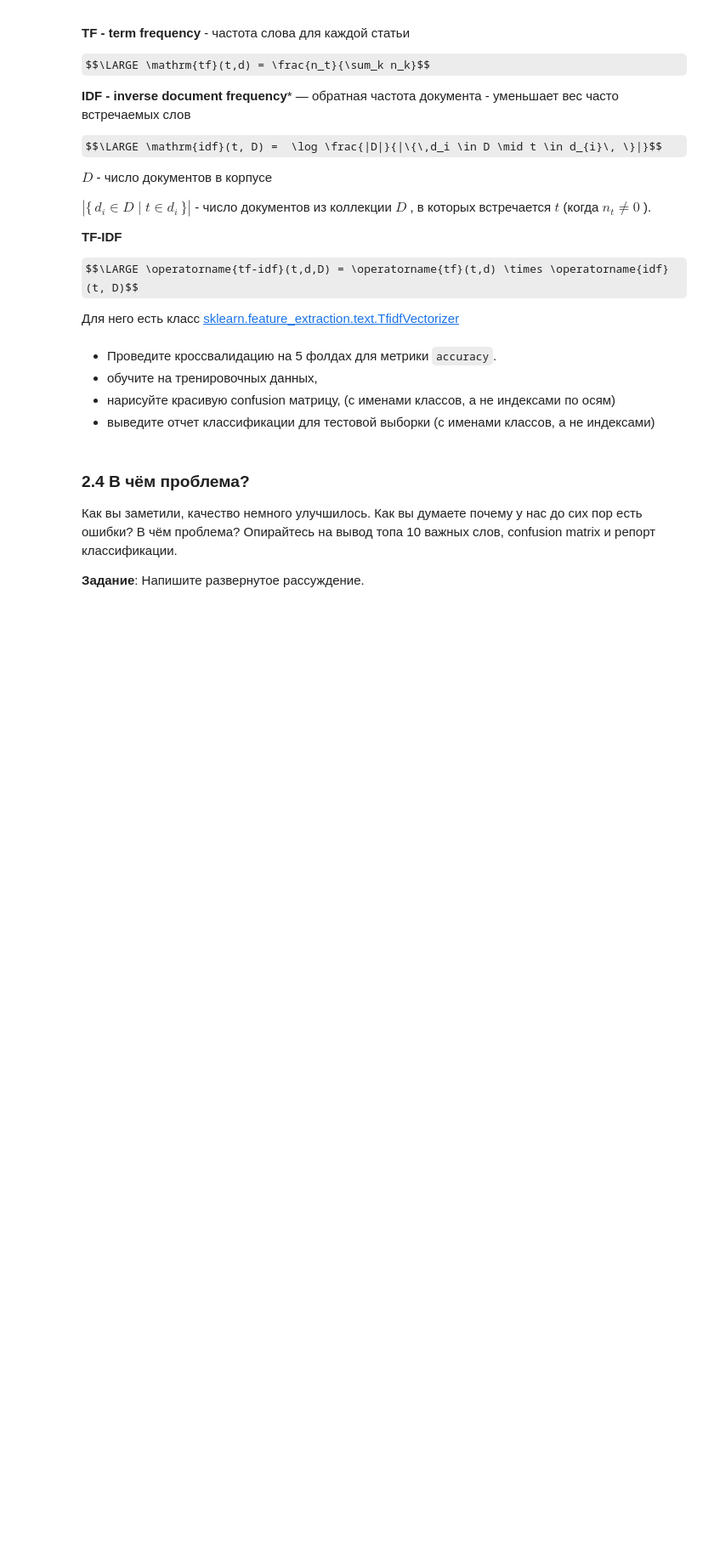
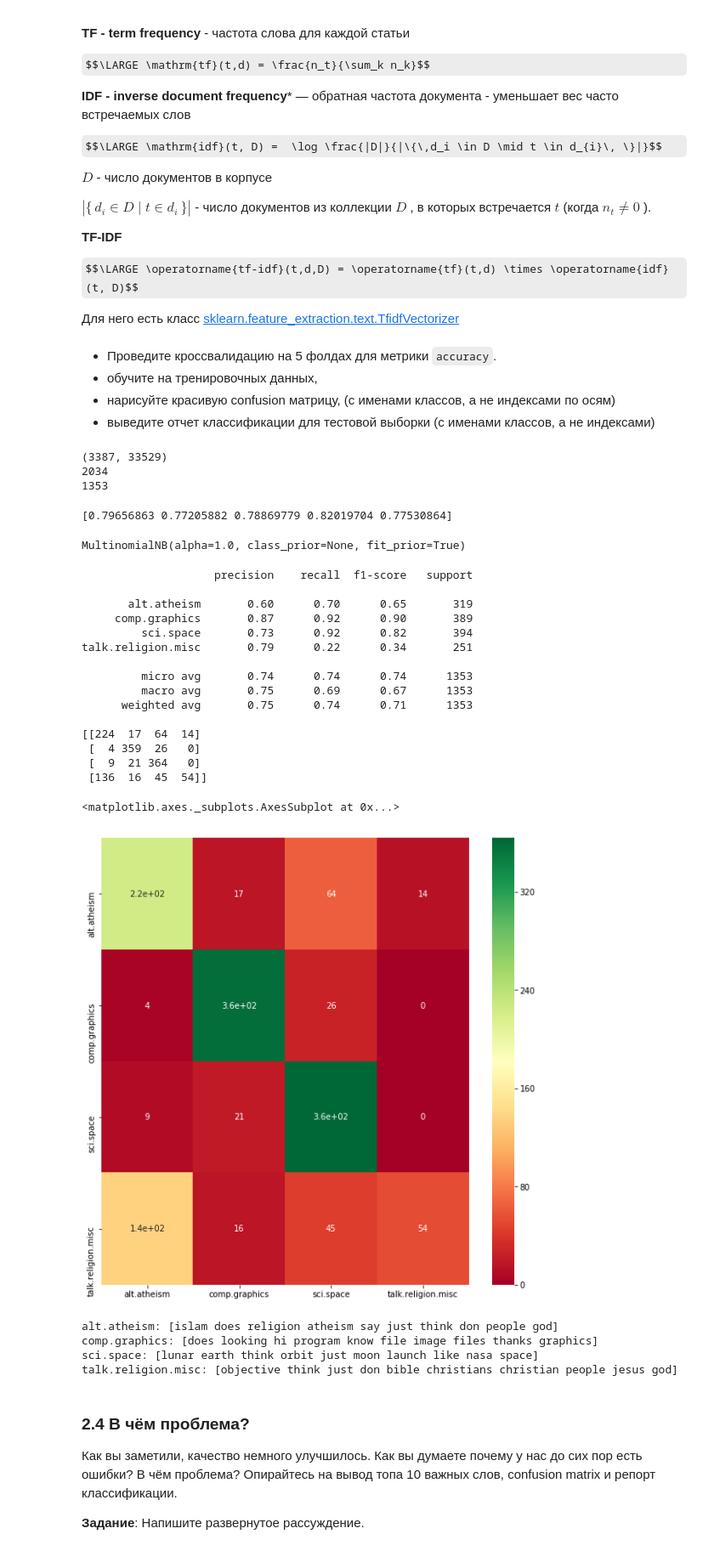
Before and after one commit to evggenshch/7bits_ML_1819, a Jupyter notebook: week08_workshop_08-01-text-classification-bayes_workshop.ipynb, the cells around one changed output. Shown at 85% size. Cells and saved outputs as stored; diff of their text form; code cells hidden in the pictures; some formulas as TeX source; blank space fills up the shorter version.

```diff
--- a/week08_workshop_08-01-text-classification-bayes_workshop.ipynb
+++ b/week08_workshop_08-01-text-classification-bayes_workshop.ipynb
@@ -243,32 +257,57 @@ $$\LARGE \operatorname{tf-idf}(t,d,D) = \operatorname{tf}(t,d) \times \operatorn
 # %%
 from sklearn.feature_extraction.text import TfidfVectorizer
 
-vectorizer2 = TfidfVectorizer(stop_words='english')
-result2 = vectorizer2.fit_transform(X_train2.data + X_test2.data)
+vectorizer_tl_idf = TfidfVectorizer(stop_words='english')
+result_tl_idf = vectorizer_tl_idf.fit_transform(X_train_tl_idf.data + X_test_tl_idf.data)
 #vectorizer_test = CountVectorizer(stop_words='english')
 #vectorizer_test.fit_transform(X_test.data)
-print(result2.shape)
+print(result_tl_idf.shape)
 #print(len(vectorizer_test.get_feature_names()))
 #print(bunch_test.vocabulary.shape)
-print(len(X_train2.data))
-print(len(X_test2.data))
+print(len(X_train_tl_idf.data))
+print(len(X_test_tl_idf.data))
+# %% [output]
+(3387, 33529)
+2034
+1353
 # %%
 #from sklearn.metrics import accuracy
 from sklearn.model_selection import cross_val_score
 from sklearn.metrics import make_scorer
 from sklearn.naive_bayes import MultinomialNB
 #cur_ks = KNeighborsClassifier(n_neighbors=10, p=cur_p)#.fit(X_train, y_train)
-clf2 = MultinomialNB()
-scores2 = cross_val_score(clf2, result2[0: len(X_train2.data)], y_train, cv=5, scoring = 'accuracy')
-print(scores2)
-clf2.fit(result2[0:len(X_train2.data)], y_train)
+clf_tl_idf = MultinomialNB()
+scores_tl_idf = cross_val_score(clf_tl_idf, result_tl_idf[0: len(X_train_tl_idf.data)], y_train, cv=5, scoring = 'accuracy')
+print(scores_tl_idf)
+clf_tl_idf.fit(result_tl_idf[0:len(X_train_tl_idf.data)], y_train)
+# %% [output]
+[0.79656863 0.77205882 0.78869779 0.82019704 0.77530864]
+MultinomialNB(alpha=1.0, class_prior=None, fit_prior=True)
 # %%
-y_model2 = clf2.predict(result[len(X_train2.data): result2.shape[0]])
+y_model_tl_idf = clf_tl_idf.predict(result_tl_idf[len(X_train_tl_idf.data): result_tl_idf.shape[0]])
 
-print(classification_report(y_true = y_test, y_pred = y_model2, target_names=topics))
-print(confusion_matrix(y_true = y_test, y_pred = y_model2))
+print(classification_report(y_true = y_test, y_pred = y_model_tl_idf, target_names=topics))
+print(confusion_matrix(y_true = y_test, y_pred = y_model_tl_idf))
 #corrf_matrix = df.corr()
-corr_fig_h2, corr_ax_h2 = plt.subplots(figsize=(10,10))
+corr_fig_h_tl_idf, corr_ax_h_tl_idf = plt.subplots(figsize=(10,10))
 #corrf_mask = np.zeros_like(corrf_matrix, dtype=np.bool)
 #corrf_mask[np.triu_indices_from(corrf_mask)] = True
-sns.heatmap(confusion_matrix(y_true = y_test, y_pred = y_model2), annot=True, ax=corr_ax_h2, cmap=plt.get_cmap('RdYlGn'), xticklabels=topics, yticklabels=topics)
+sns.heatmap(confusion_matrix(y_true = y_test, y_pred = y_model_tl_idf), annot=True, ax=corr_ax_h_tl_idf, cmap=plt.get_cmap('RdYlGn'), xticklabels=topics, yticklabels=topics)
+# %% [output]
+                    precision    recall  f1-score   support
+
+       alt.atheism       0.60      0.70      0.65       319
+     comp.graphics       0.87      0.92      0.90       389
+         sci.space       0.73      0.92      0.82       394
+talk.religion.misc       0.79      0.22      0.34       251
+
+         micro avg       0.74      0.74      0.74      1353
+         macro avg       0.75      0.69      0.67      1353
+      weighted avg       0.75      0.74      0.71      1353
+
+[[224  17  64  14]
+ [  4 359  26   0]
+ [  9  21 364   0]
+ [136  16  45  54]]
+<matplotlib.axes._subplots.AxesSubplot at 0x...>
+[figure, added]
@@ -277,3 +314,10 @@ show_top10(clf2, vectorizer2, X_train2.target_names)
+# %%
+show_top10(clf_tl_idf, vectorizer_tl_idf, X_train_tl_idf.target_names)
+# %% [output]
+alt.atheism: [islam does religion atheism say just think don people god]
+comp.graphics: [does looking hi program know file image files thanks graphics]
+sci.space: [lunar earth think orbit just moon launch like nasa space]
+talk.religion.misc: [objective think just don bible christians christian people jesus god]
 # %% [markdown]
 ### 2.4 В чём проблема?
 
```
Also changed, not shown: parts of 9 cells of this notebook.
